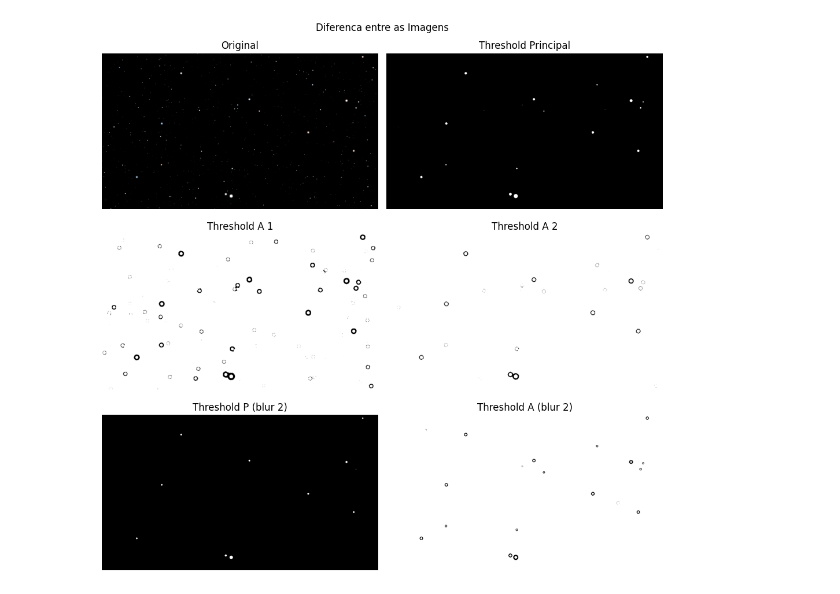
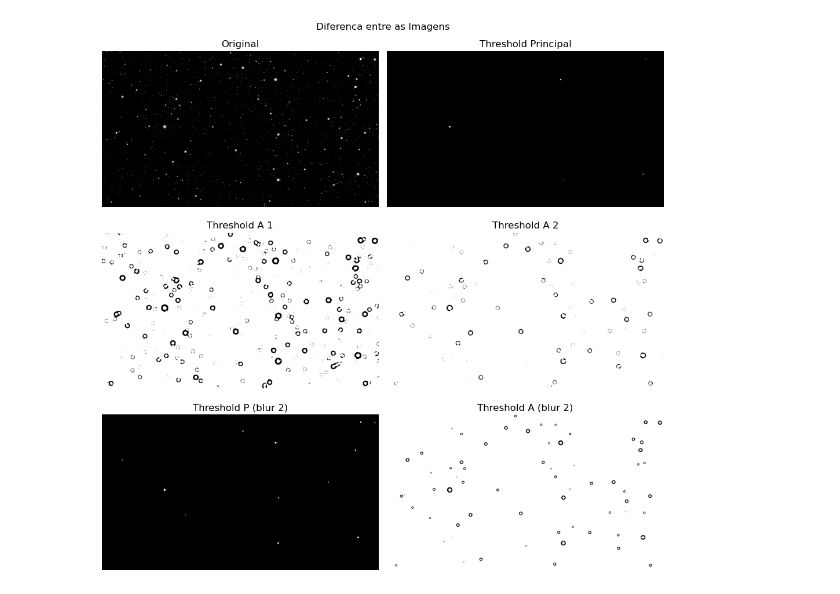
Before and after one commit to zenitheesc/constellation-identifier, a Jupyter notebook: src/pre-processamento.ipynb, the cells around one changed output. Drawn from its saved outputs; the diff is of its cells as text; code cells hidden in the pictures.

```diff
--- a/src/pre-processamento.ipynb
+++ b/src/pre-processamento.ipynb
@@ -5,11 +5,12 @@ import matplotlib.pyplot as plt
 import os
 # %%
 # leitura da imagem
-path0 = os.path.join('..', 'Fotos_stellarium', 'Fotos', 'Leo.png')
+path0 = os.path.join('..', 'Fotos_stellarium', 'Fotos', 'Triangulum Australe.png')
 path1 = "img_1.jpeg"
 path2 = "img_2.jpg"
 
 image = cv.imread(path0)
+image_of = cv.imread(path0)
 
 if image is None:
     print("Erro: Não foi possível carregar a imagem.")
@@ -20,7 +21,7 @@ if image is None:
 
 size_gau = 25 # tamanho da mascara do filtro gaussiano (impar)
 size_adp = 11 # tamanho do vizinhanca para determinar o valor limiar no threshold adaptativo (impar)
-valor_limiar = 50 # valor de limiar que sera usado para dividir os valores de intensidade dos pixels
+valor_limiar = 150 # valor de limiar que sera usado para dividir os valores de intensidade dos pixels
 sens = 2 # sensildade do threshold adaptativo
 
 # trocando a escala da imagens de BGR para Gray
@@ -33,7 +34,7 @@ size_med = 11 # tamanho da mascara do filtro de media(impar)
 img_blur2 = cv.medianBlur(img_gray, size_med)
 
 # aplicacao de diferente tipos de threshold
-retval, img_threshold = cv.threshold(img_blur, valor_limiar, 255, cv.THRESH_BINARY)
+_, img_threshold = cv.threshold(img_blur, valor_limiar, 255, cv.THRESH_BINARY)
 img_t2 = cv.adaptiveThreshold(img_blur,255,cv.ADAPTIVE_THRESH_MEAN_C,cv.THRESH_BINARY, size_adp, sens)
 img_t3 = cv.adaptiveThreshold(img_blur,255,cv.ADAPTIVE_THRESH_GAUSSIAN_C,cv.THRESH_BINARY, size_adp, sens)
 
@@ -44,32 +45,32 @@ img_t5 = cv.adaptiveThreshold(img_blur2,255,cv.ADAPTIVE_THRESH_GAUSSIAN_C,cv.THR
 fig, axs = plt.subplots(3, 2, figsize=(10, 10))
 fig.suptitle('Diferenca entre as Imagens')
 
 axs[0, 0].imshow(image)
 axs[0, 0].set_title('Original')
 axs[0, 0].axis('off')
 
 axs[0, 1].imshow(img_threshold, cmap='gray')
 axs[0, 1].set_title('Threshold Principal')
 axs[0, 1].axis('off')
 
 axs[1, 0].imshow(img_t2, cmap='gray')
 axs[1, 0].set_title('Threshold A 1')
 axs[1, 0].axis('off')
 
 axs[1, 1].imshow(img_t3, cmap='gray')
 axs[1, 1].set_title('Threshold A 2')
 axs[1, 1].axis('off')
 
 axs[2, 0].imshow(img_t4, cmap='gray')
 axs[2, 0].set_title('Threshold P (blur 2)')
 axs[2, 0].axis('off')
 
 axs[2, 1].imshow(img_t5, cmap='gray')
 axs[2, 1].set_title('Threshold A (blur 2)')
 axs[2, 1].axis('off')
 
 plt.tight_layout()
 plt.show()
 # %% [output]
-[figure, old version]
+[figure, new version]
 # %%
```
Also changed, not shown: parts of 1 cell of this notebook.
